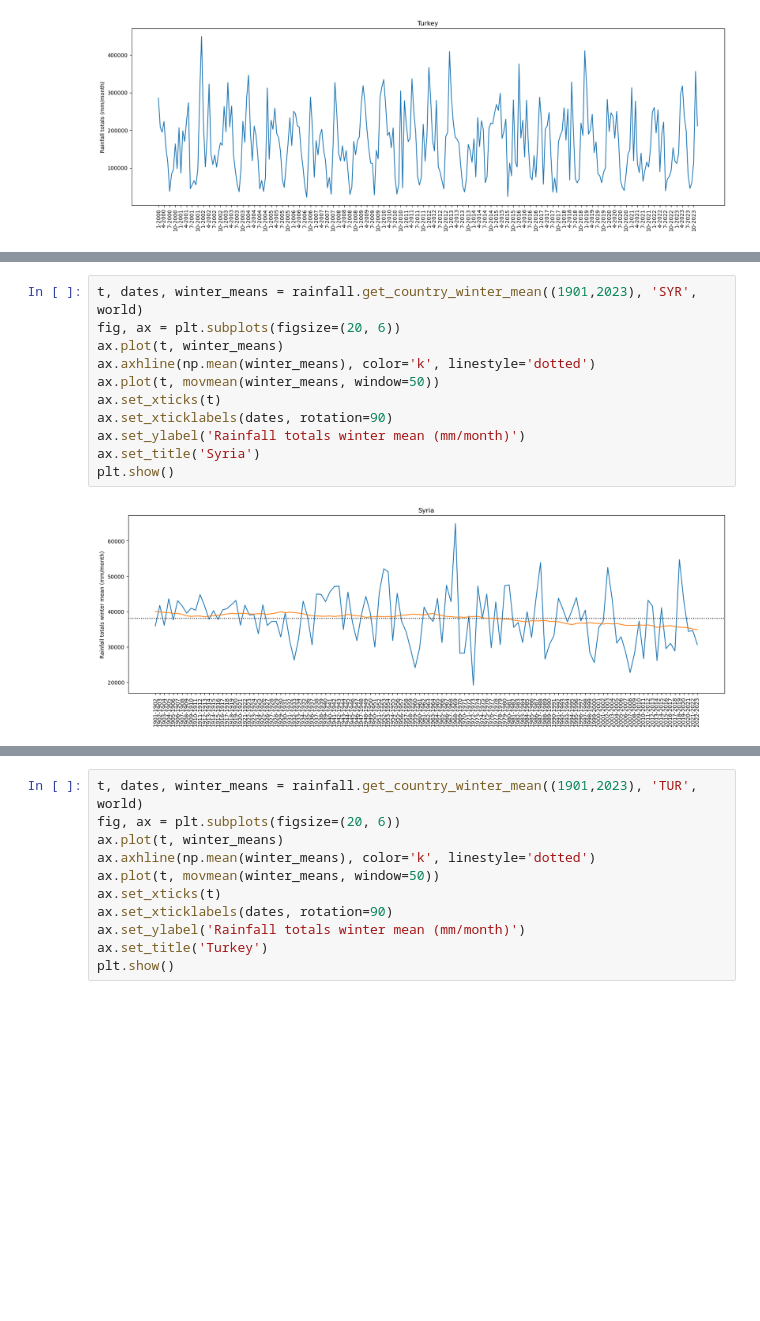
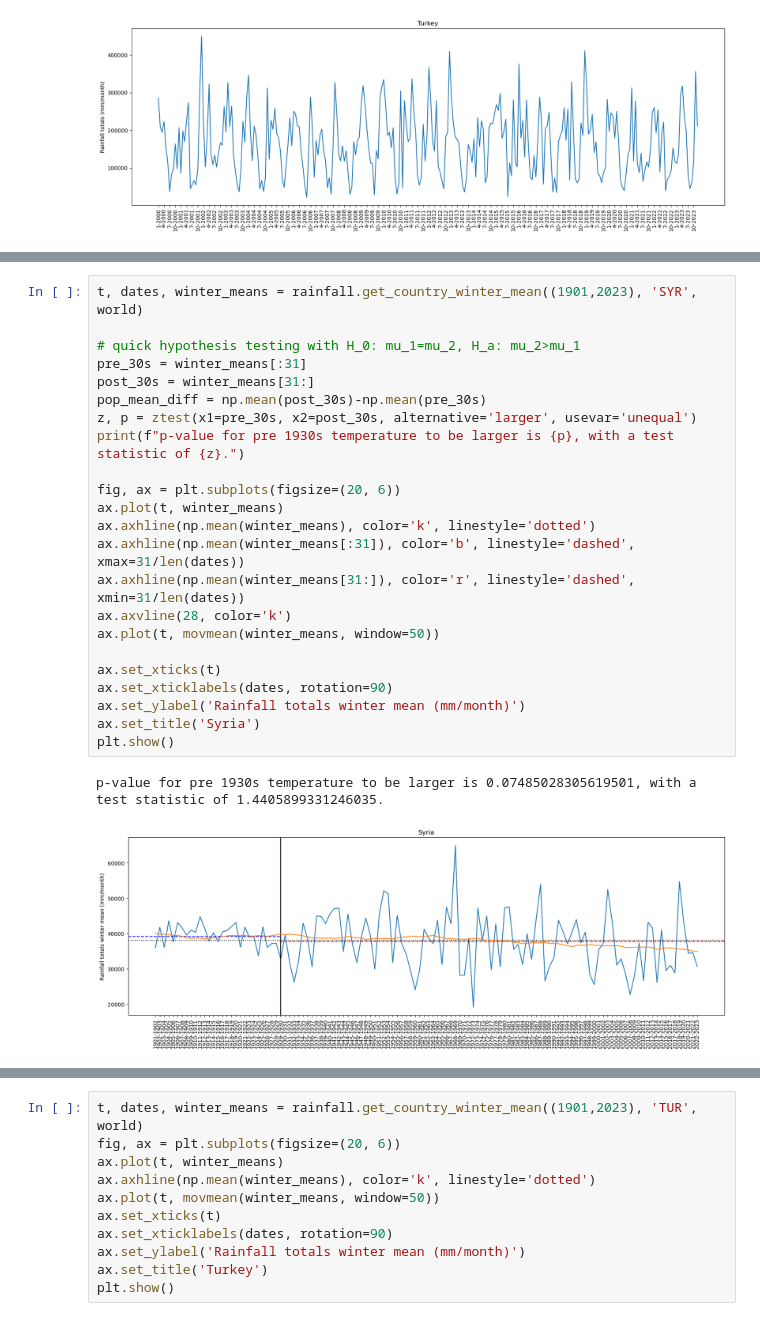
Before and after one commit to ebelchio12/nature-and-conflicts, a Jupyter notebook: EDA/rainfall/rainfall.ipynb, the cells around one changed output, grey strips where cells are left out. Cells and saved outputs as stored; diff of their text form; blank space fills up the shorter version.

```diff
--- a/EDA/rainfall/rainfall.ipynb
+++ b/EDA/rainfall/rainfall.ipynb
@@ -57,13 +68,26 @@ plt.show()
 # %%
 t, dates, winter_means = rainfall.get_country_winter_mean((1901,2023), 'SYR', world)
+
+# quick hypothesis testing with H_0: mu_1=mu_2, H_a: mu_2>mu_1
+pre_30s = winter_means[:31]
+post_30s = winter_means[31:]
+pop_mean_diff = np.mean(post_30s)-np.mean(pre_30s)
+z, p = ztest(x1=pre_30s, x2=post_30s, alternative='larger', usevar='unequal')
+print(f"p-value for pre 1930s temperature to be larger is {p}, with a test statistic of {z}.")
+
 fig, ax = plt.subplots(figsize=(20, 6))
 ax.plot(t, winter_means)
 ax.axhline(np.mean(winter_means), color='k', linestyle='dotted')
+ax.axhline(np.mean(winter_means[:31]), color='b', linestyle='dashed', xmax=31/len(dates))
+ax.axhline(np.mean(winter_means[31:]), color='r', linestyle='dashed', xmin=31/len(dates))
+ax.axvline(28, color='k')
 ax.plot(t, movmean(winter_means, window=50))
+
 ax.set_xticks(t)
 ax.set_xticklabels(dates, rotation=90)
 ax.set_ylabel('Rainfall totals winter mean (mm/month)')
 ax.set_title('Syria')
 plt.show()
 # %% [output]
+p-value for pre 1930s temperature to be larger is 0.07485028305619501, with a test statistic of 1.4405899331246035.
-[figure, old version]
+[figure, new version]
```
Also changed, not shown: parts of 18 cells of this notebook, 2 other files.
